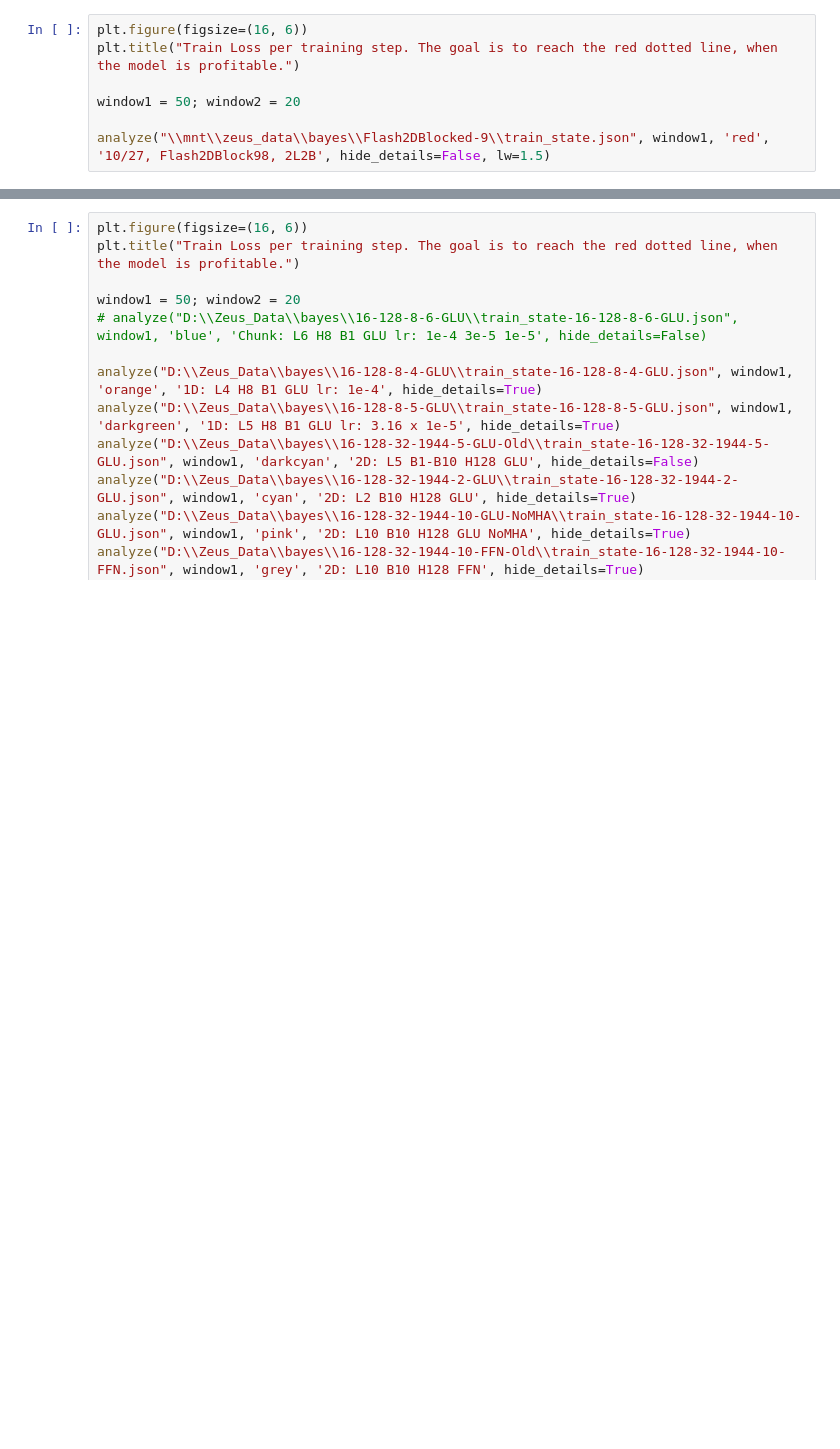
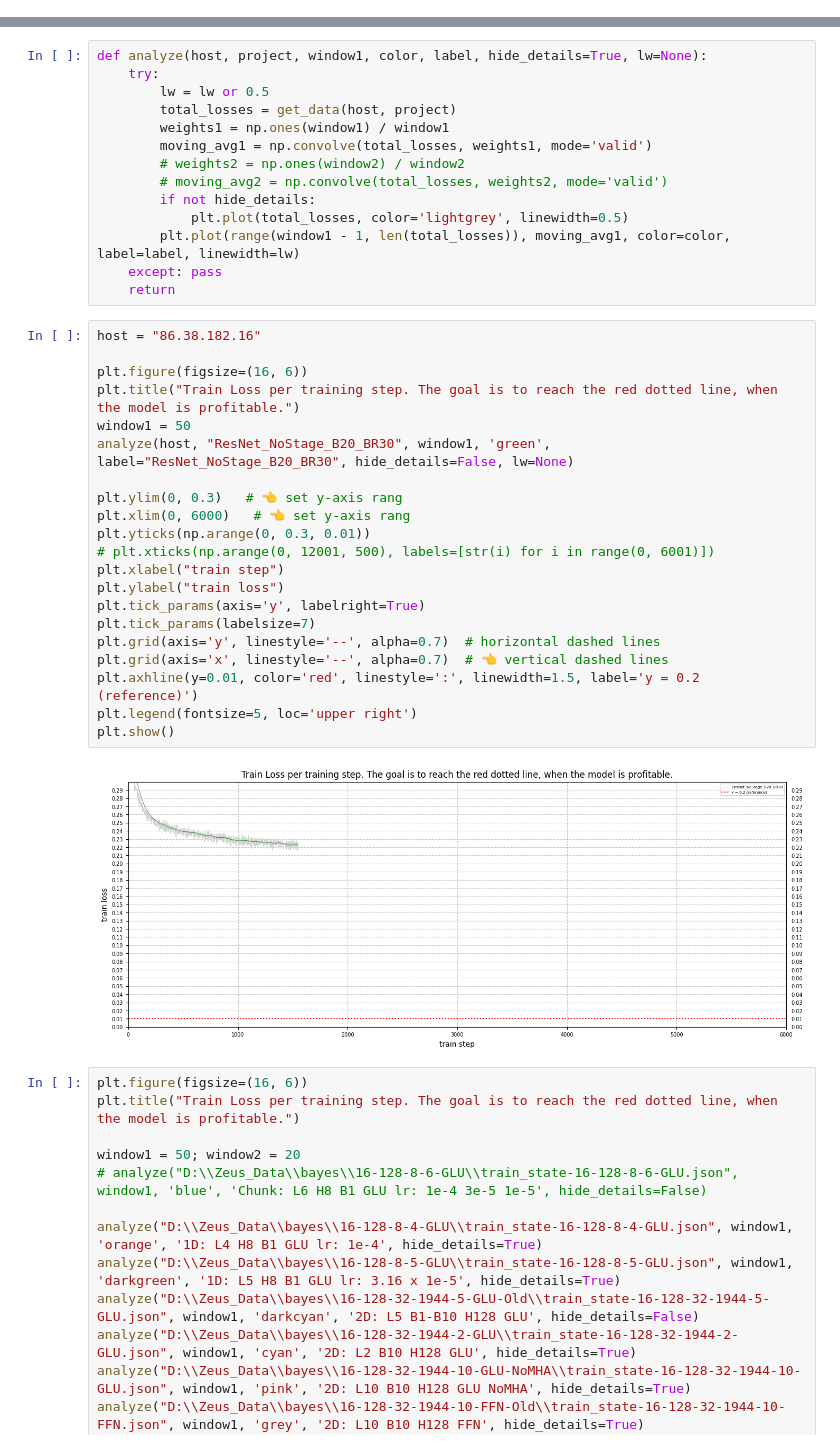
Before and after one commit to MachineLearningMike/Zeus2026, a Jupyter notebook: models/test01.ipynb, the cells around one changed output, grey strips where cells are left out. Cells and saved outputs as stored; diff of their text form; blank space fills up the shorter version.

```diff
--- a/models/test01.ipynb
+++ b/models/test01.ipynb
@@ -21,7 +6,0 @@ def analyze(path, window1, color, label, hide_details=True, lw=None):
-# %%
-plt.figure(figsize=(16, 6))
-plt.title("Train Loss per training step. The goal is to reach the red dotted line, when the model is profitable.")
-
-window1 = 50; window2 = 20
-
-analyze("\\mnt\\zeus_data\\bayes\\Flash2DBlocked-9\\train_state.json", window1, 'red', '10/27, Flash2DBlock98, 2L2B', hide_details=False, lw=1.5)
@@ -30,3 +28,40 @@ analyze("\\mnt\\zeus_data\\bayes\\Flash2DBlocked-9\\train_state.json", window1,
+# %%
+def analyze(host, project, window1, color, label, hide_details=True, lw=None):
+    try:
+        lw = lw or 0.5
+        total_losses = get_data(host, project)
+        weights1 = np.ones(window1) / window1
+        moving_avg1 = np.convolve(total_losses, weights1, mode='valid')
+        # weights2 = np.ones(window2) / window2
+        # moving_avg2 = np.convolve(total_losses, weights2, mode='valid')
+        if not hide_details:
+            plt.plot(total_losses, color='lightgrey', linewidth=0.5)
+        plt.plot(range(window1 - 1, len(total_losses)), moving_avg1, color=color, label=label, linewidth=lw)
+    except: pass
+    return
+# %%
+host = "86.38.182.16"
+
+plt.figure(figsize=(16, 6))
+plt.title("Train Loss per training step. The goal is to reach the red dotted line, when the model is profitable.")
+window1 = 50
+analyze(host, "ResNet_NoStage_B20_BR30", window1, 'green', label="ResNet_NoStage_B20_BR30", hide_details=False, lw=None)
+
+plt.ylim(0, 0.3)   # 👈 set y-axis rang
+plt.xlim(0, 6000)   # 👈 set y-axis rang
+plt.yticks(np.arange(0, 0.3, 0.01))
+# plt.xticks(np.arange(0, 12001, 500), labels=[str(i) for i in range(0, 6001)])
+plt.xlabel("train step")
+plt.ylabel("train loss")
+plt.tick_params(axis='y', labelright=True)
+plt.tick_params(labelsize=7)
+plt.grid(axis='y', linestyle='--', alpha=0.7)  # horizontal dashed lines
+plt.grid(axis='x', linestyle='--', alpha=0.7)  # 👈 vertical dashed lines
+plt.axhline(y=0.01, color='red', linestyle=':', linewidth=1.5, label='y = 0.2 (reference)')
+plt.legend(fontsize=5, loc='upper right')
+plt.show()
+# %% [output]
+[figure, added]
 # %%
 plt.figure(figsize=(16, 6))
 plt.title("Train Loss per training step. The goal is to reach the red dotted line, when the model is profitable.")
```
Also changed, not shown: parts of 4 cells of this notebook, 1 other file.
